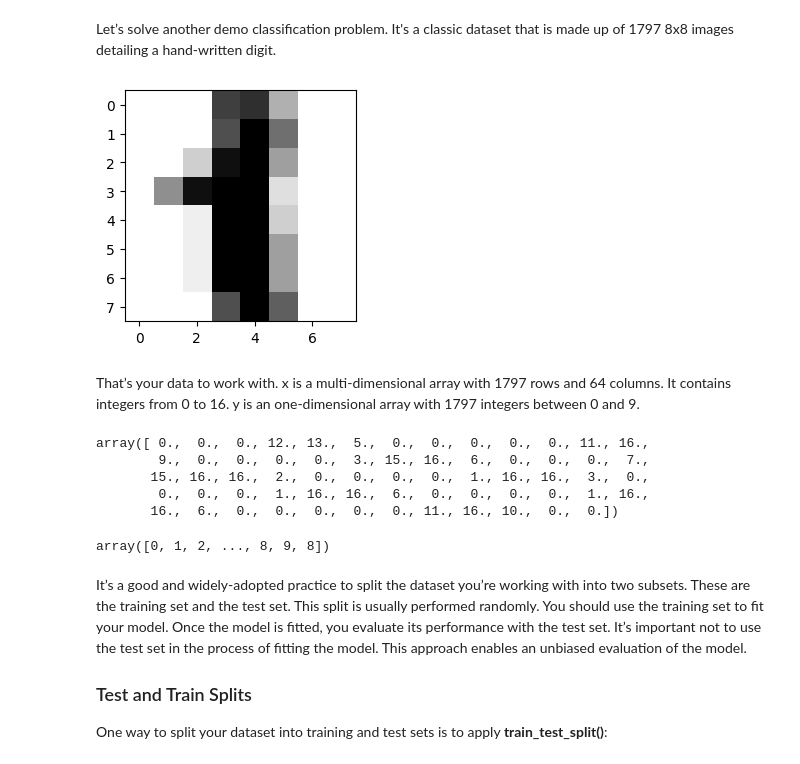
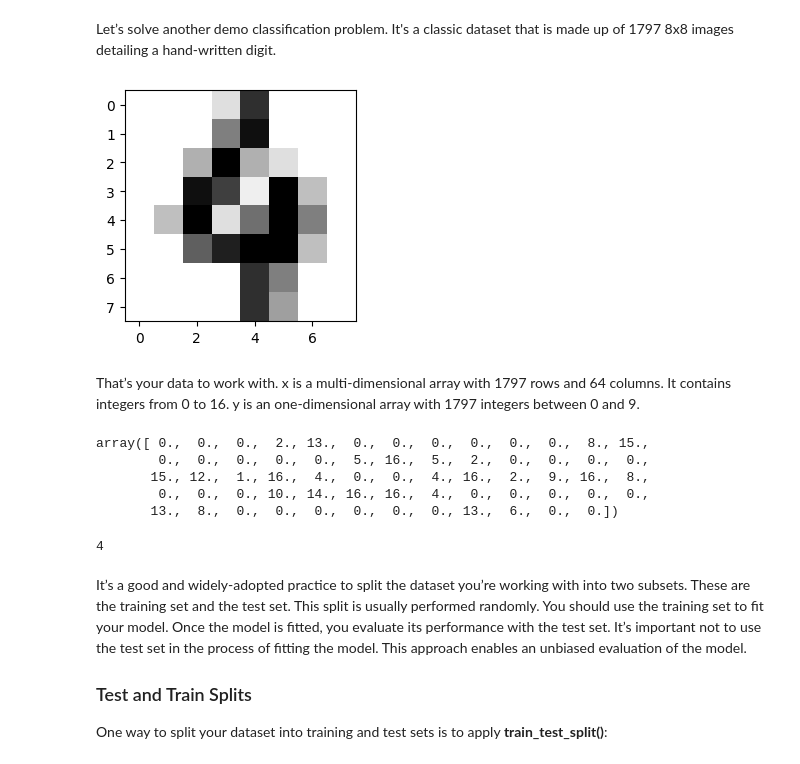
Before and after one commit to francisbautista/apper-eda, a Jupyter notebook: Notebooks/L04 - Logistic Regression II v2023.ipynb, the cells around one changed output. Drawn from its saved outputs; the diff is of its cells as text; code cells hidden in the pictures.

```diff
--- a/Notebooks/L04 - Logistic Regression II v2023.ipynb
+++ b/Notebooks/L04 - Logistic Regression II v2023.ipynb
@@ -22,29 +19,29 @@ Let’s solve another demo classification problem. It's a classic dataset that i
 # %%
 from sklearn import datasets
 digits = datasets.load_digits()
 
 # Display the last digit
 plt.figure(1, figsize=(3, 3))
-plt.imshow(digits.images[1], cmap=plt.cm.gray_r, interpolation="nearest")
+plt.imshow(digits.images[100], cmap=plt.cm.gray_r, interpolation="nearest")
 plt.show()
 # %% [output]
-[figure, old version]
+[figure, new version]
 # %% [markdown]
 That’s your data to work with. x is a multi-dimensional array with 1797 rows and 64 columns. It contains integers from 0 to 16. y is an one-dimensional array with 1797 integers between 0 and 9.
 # %%
 x, y = load_digits(return_X_y=True)
 # %%
-x[1]
+x[100]
 # %% [output]
-array([ 0.,  0.,  0., 12., 13.,  5.,  0.,  0.,  0.,  0.,  0., 11., 16.,
-        9.,  0.,  0.,  0.,  0.,  3., 15., 16.,  6.,  0.,  0.,  0.,  7.,
-       15., 16., 16.,  2.,  0.,  0.,  0.,  0.,  1., 16., 16.,  3.,  0.,
-        0.,  0.,  0.,  1., 16., 16.,  6.,  0.,  0.,  0.,  0.,  1., 16.,
-       16.,  6.,  0.,  0.,  0.,  0.,  0., 11., 16., 10.,  0.,  0.])
+array([ 0.,  0.,  0.,  2., 13.,  0.,  0.,  0.,  0.,  0.,  0.,  8., 15.,
+        0.,  0.,  0.,  0.,  0.,  5., 16.,  5.,  2.,  0.,  0.,  0.,  0.,
+       15., 12.,  1., 16.,  4.,  0.,  0.,  4., 16.,  2.,  9., 16.,  8.,
+        0.,  0.,  0., 10., 14., 16., 16.,  4.,  0.,  0.,  0.,  0.,  0.,
+       13.,  8.,  0.,  0.,  0.,  0.,  0.,  0., 13.,  6.,  0.,  0.])
 # %%
-y
+y[100]
 # %% [output]
-array([0, 1, 2, ..., 8, 9, 8])
+4
 # %% [markdown]
 It’s a good and widely-adopted practice to split the dataset you’re working with into two subsets. These are the training set and the test set. This split is usually performed randomly. You should use the training set to fit your model. Once the model is fitted, you evaluate its performance with the test set. It’s important not to use the test set in the process of fitting the model. This approach enables an unbiased evaluation of the model.
 
```
Also changed, not shown: parts of 5 cells of this notebook, 3 other files.
